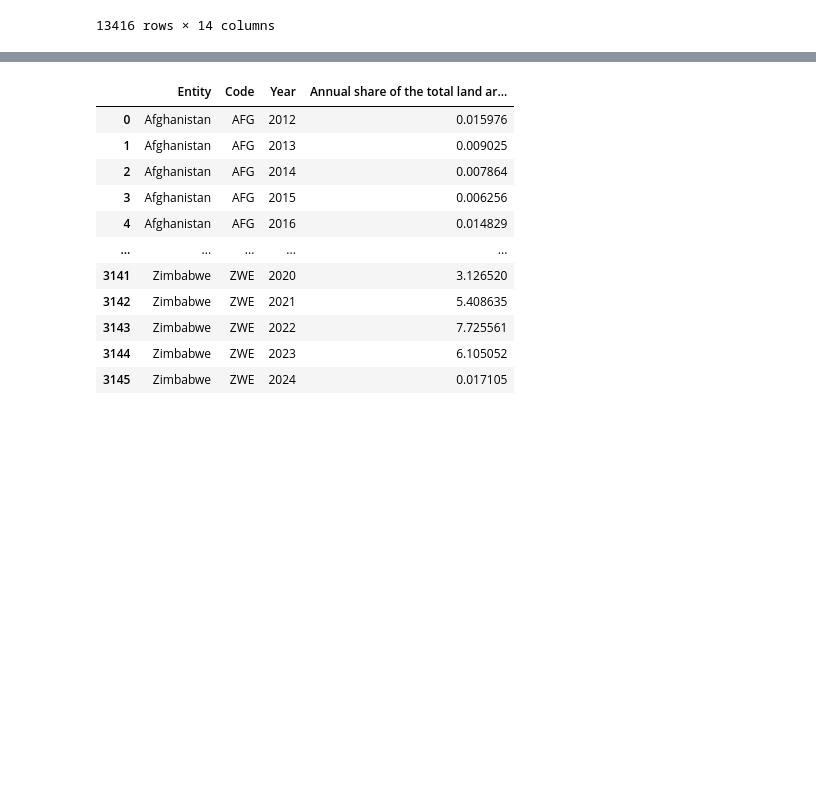
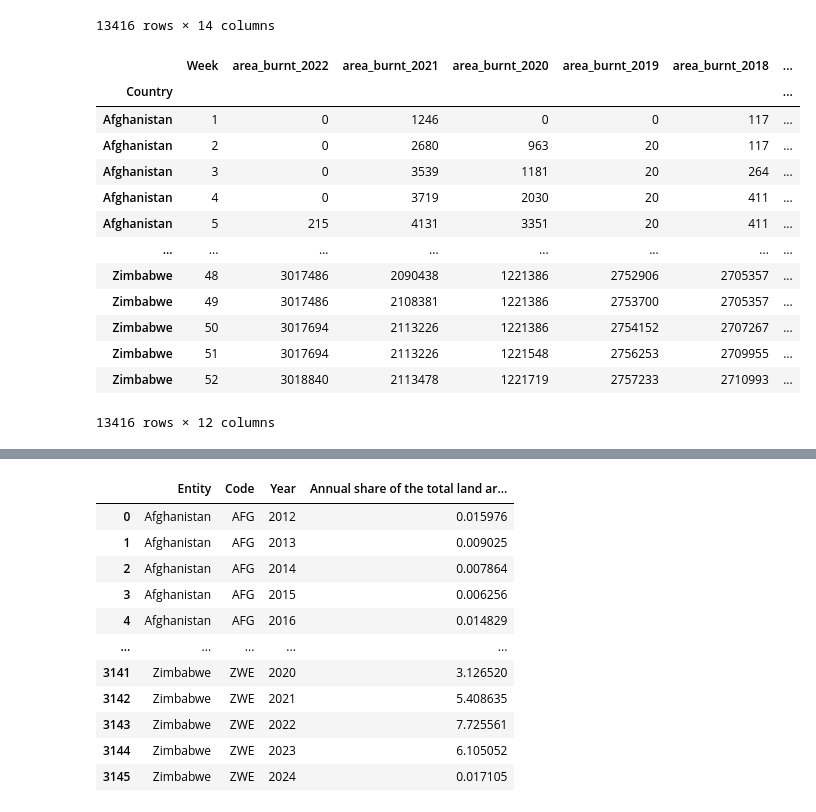
Before and after one commit to alexis4441/Project3group3, a Jupyter notebook: Project3Wildfires.ipynb, the cells around one changed output, grey strips where cells are left out. Cells and saved outputs as stored; diff of their text form; code cells hidden in the pictures; blank space fills up the shorter version.

```diff
--- a/Project3Wildfires.ipynb
+++ b/Project3Wildfires.ipynb
@@ -81,3 +83,24 @@ area_burnt_weekly
 | 13414 | Zimbabwe | ZWE | 51 | 3017694 | 2113226 | 1221548 | 2756253 | ... |
 | 13415 | Zimbabwe | ZWE | 52 | 3018840 | 2113478 | 1221719 | 2757233 | ... |
 13416 rows × 14 columns
+# %%
+area_burnt_weekly2 = area_burnt_weekly[["Country", "Week", "area_burnt_2022","area_burnt_2021","area_burnt_2020","area_burnt_2019","area_burnt_2018",
+                                       "area_burnt_2017","area_burnt_2016","area_burnt_2015","area_burnt_2014","area_burnt_2013","area_burnt_2012"]].copy()
+area_burnt_weekly2.astype(str)
+area_burnt_weekly2.set_index("Country",inplace=True)
+area_burnt_weekly2
+# %% [output]
+|  | Week | area_burnt_2022 | area_burnt_2021 | area_burnt_2020 | area_burnt_2019 | area_burnt_2018 | ... |
+| Country |  |  |  |  |  |  | ... |
+| Afghanistan | 1 | 0 | 1246 | 0 | 0 | 117 | ... |
+| Afghanistan | 2 | 0 | 2680 | 963 | 20 | 117 | ... |
+| Afghanistan | 3 | 0 | 3539 | 1181 | 20 | 264 | ... |
+| Afghanistan | 4 | 0 | 3719 | 2030 | 20 | 411 | ... |
+| Afghanistan | 5 | 215 | 4131 | 3351 | 20 | 411 | ... |
+| ... | ... | ... | ... | ... | ... | ... | ... |
+| Zimbabwe | 48 | 3017486 | 2090438 | 1221386 | 2752906 | 2705357 | ... |
+| Zimbabwe | 49 | 3017486 | 2108381 | 1221386 | 2753700 | 2705357 | ... |
+| Zimbabwe | 50 | 3017694 | 2113226 | 1221386 | 2754152 | 2707267 | ... |
+| Zimbabwe | 51 | 3017694 | 2113226 | 1221548 | 2756253 | 2709955 | ... |
+| Zimbabwe | 52 | 3018840 | 2113478 | 1221719 | 2757233 | 2710993 | ... |
+13416 rows × 12 columns
```
Also changed, not shown: parts of 7 cells of this notebook.
